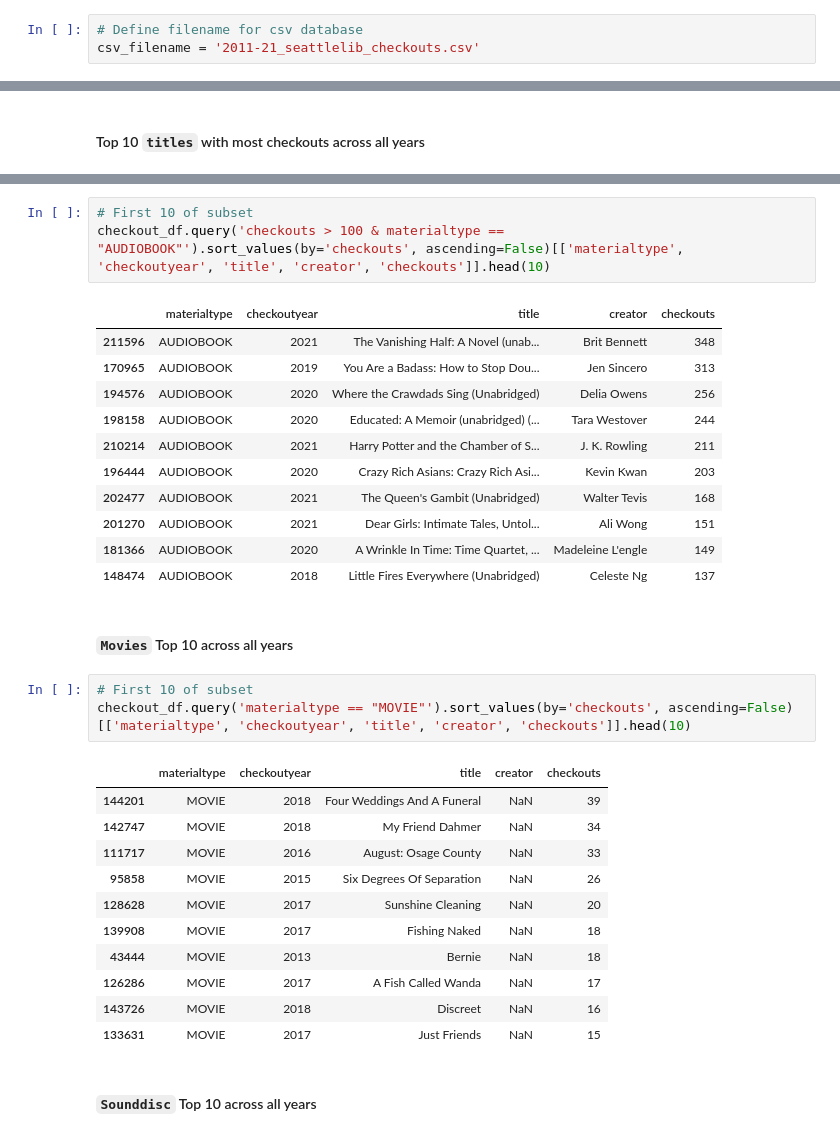
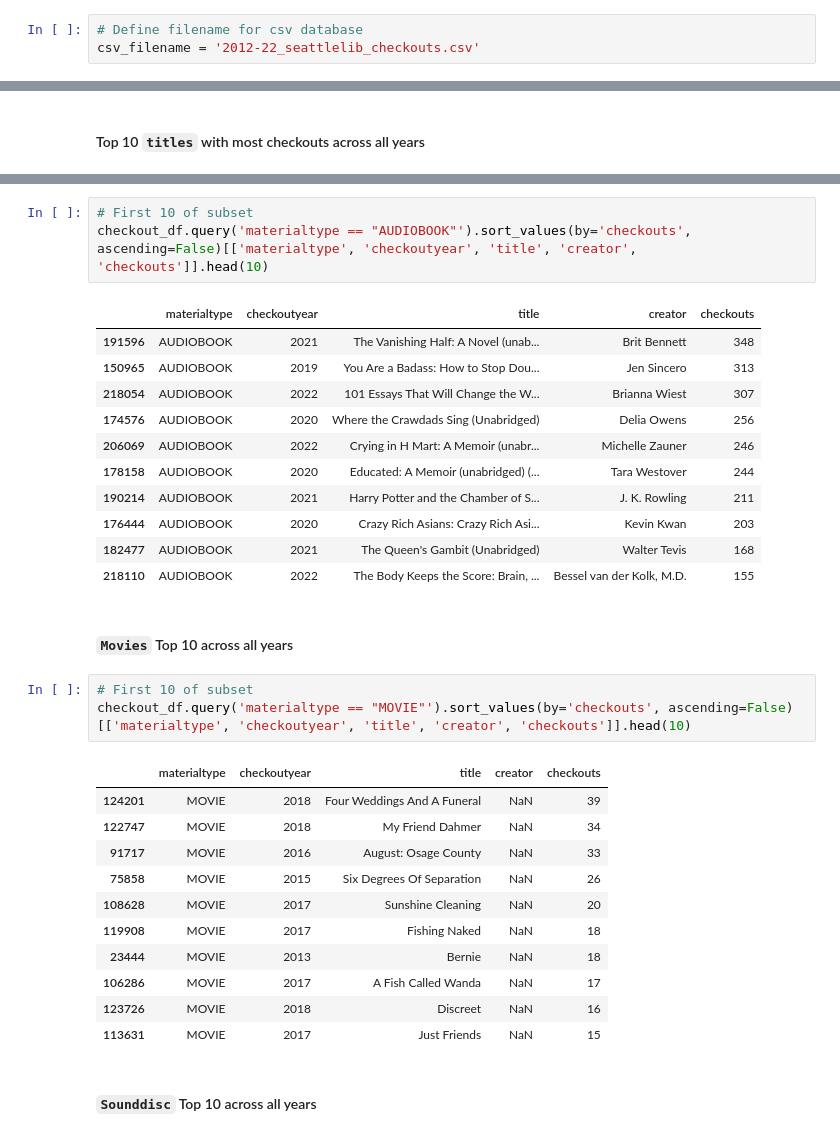
Before and after one commit to th-schmidt/2023-2024_Data_Librarian_Thomas_Schmidt, a Jupyter notebook: Analyse_Seattle_Library_Aufgabe.ipynb, the cells around one changed output, grey strips where cells are left out. Saved outputs shown, nothing was run; the diff lists cells and outputs as text.

```diff
--- a/Analyse_Seattle_Library_Aufgabe.ipynb
+++ b/Analyse_Seattle_Library_Aufgabe.ipynb
@@ -77,5 +77,5 @@ def load_data(start_year=2012, end_year=2013, start_month=2, end_month=4, limit=
 - Save the complete DataFrame as `csv`
 # %%
 # Define filename for csv database
-csv_filename = '2011-21_seattlelib_checkouts.csv'
+csv_filename = '2012-22_seattlelib_checkouts.csv'
 # %%
@@ -425,18 +423,18 @@ checkout_df.query('checkouts > 100 & materialtype == "EBOOK"').sort_values(by='c
 # %%
 # First 10 of subset
-checkout_df.query('checkouts > 100 & materialtype == "AUDIOBOOK"').sort_values(by='checkouts', ascending=False)[['materialtype', 'checkoutyear', 'title', 'creator', 'checkouts']].head(10)
+checkout_df.query('materialtype == "AUDIOBOOK"').sort_values(by='checkouts', ascending=False)[['materialtype', 'checkoutyear', 'title', 'creator', 'checkouts']].head(10)
 # %% [output]
 |  | materialtype | checkoutyear | title | creator | checkouts |
-| 211596 | AUDIOBOOK | 2021 | The Vanishing Half: A Novel (unab... | Brit Bennett | 348 |
-| 170965 | AUDIOBOOK | 2019 | You Are a Badass: How to Stop Dou... | Jen Sincero | 313 |
-| 194576 | AUDIOBOOK | 2020 | Where the Crawdads Sing (Unabridged) | Delia Owens | 256 |
-| 198158 | AUDIOBOOK | 2020 | Educated: A Memoir (unabridged) (... | Tara Westover | 244 |
-| 210214 | AUDIOBOOK | 2021 | Harry Potter and the Chamber of S... | J. K. Rowling | 211 |
-| 196444 | AUDIOBOOK | 2020 | Crazy Rich Asians: Crazy Rich Asi... | Kevin Kwan | 203 |
-| 202477 | AUDIOBOOK | 2021 | The Queen's Gambit (Unabridged) | Walter Tevis | 168 |
-| 201270 | AUDIOBOOK | 2021 | Dear Girls: Intimate Tales, Untol... | Ali Wong | 151 |
-| 181366 | AUDIOBOOK | 2020 | A Wrinkle In Time: Time Quartet, ... | Madeleine L'engle | 149 |
-| 148474 | AUDIOBOOK | 2018 | Little Fires Everywhere (Unabridged) | Celeste Ng | 137 |
+| 191596 | AUDIOBOOK | 2021 | The Vanishing Half: A Novel (unab... | Brit Bennett | 348 |
+| 150965 | AUDIOBOOK | 2019 | You Are a Badass: How to Stop Dou... | Jen Sincero | 313 |
+| 218054 | AUDIOBOOK | 2022 | 101 Essays That Will Change the W... | Brianna Wiest | 307 |
+| 174576 | AUDIOBOOK | 2020 | Where the Crawdads Sing (Unabridged) | Delia Owens | 256 |
+| 206069 | AUDIOBOOK | 2022 | Crying in H Mart: A Memoir (unabr... | Michelle Zauner | 246 |
+| 178158 | AUDIOBOOK | 2020 | Educated: A Memoir (unabridged) (... | Tara Westover | 244 |
+| 190214 | AUDIOBOOK | 2021 | Harry Potter and the Chamber of S... | J. K. Rowling | 211 |
+| 176444 | AUDIOBOOK | 2020 | Crazy Rich Asians: Crazy Rich Asi... | Kevin Kwan | 203 |
+| 182477 | AUDIOBOOK | 2021 | The Queen's Gambit (Unabridged) | Walter Tevis | 168 |
+| 218110 | AUDIOBOOK | 2022 | The Body Keeps the Score: Brain, ... | Bessel van der Kolk, M.D. | 155 |
 # %% [markdown]
 #### `Movies` Top 10 across all years
 # %%
@@ -444,16 +442,16 @@ checkout_df.query('checkouts > 100 & materialtype == "AUDIOBOOK"').sort_values(b
 checkout_df.query('materialtype == "MOVIE"').sort_values(by='checkouts', ascending=False)[['materialtype', 'checkoutyear', 'title', 'creator', 'checkouts']].head(10)
 # %% [output]
 |  | materialtype | checkoutyear | title | creator | checkouts |
-| 144201 | MOVIE | 2018 | Four Weddings And A Funeral | NaN | 39 |
-| 142747 | MOVIE | 2018 | My Friend Dahmer | NaN | 34 |
-| 111717 | MOVIE | 2016 | August: Osage County | NaN | 33 |
-| 95858 | MOVIE | 2015 | Six Degrees Of Separation | NaN | 26 |
-| 128628 | MOVIE | 2017 | Sunshine Cleaning | NaN | 20 |
-| 139908 | MOVIE | 2017 | Fishing Naked | NaN | 18 |
-| 43444 | MOVIE | 2013 | Bernie | NaN | 18 |
-| 126286 | MOVIE | 2017 | A Fish Called Wanda | NaN | 17 |
-| 143726 | MOVIE | 2018 | Discreet | NaN | 16 |
-| 133631 | MOVIE | 2017 | Just Friends | NaN | 15 |
+| 124201 | MOVIE | 2018 | Four Weddings And A Funeral | NaN | 39 |
+| 122747 | MOVIE | 2018 | My Friend Dahmer | NaN | 34 |
+| 91717 | MOVIE | 2016 | August: Osage County | NaN | 33 |
+| 75858 | MOVIE | 2015 | Six Degrees Of Separation | NaN | 26 |
+| 108628 | MOVIE | 2017 | Sunshine Cleaning | NaN | 20 |
+| 119908 | MOVIE | 2017 | Fishing Naked | NaN | 18 |
+| 23444 | MOVIE | 2013 | Bernie | NaN | 18 |
+| 106286 | MOVIE | 2017 | A Fish Called Wanda | NaN | 17 |
+| 123726 | MOVIE | 2018 | Discreet | NaN | 16 |
+| 113631 | MOVIE | 2017 | Just Friends | NaN | 15 |
 # %% [markdown]
 #### `Sounddisc` Top 10 across all years
 # %%
```
Also changed, not shown: parts of 38 cells of this notebook.
